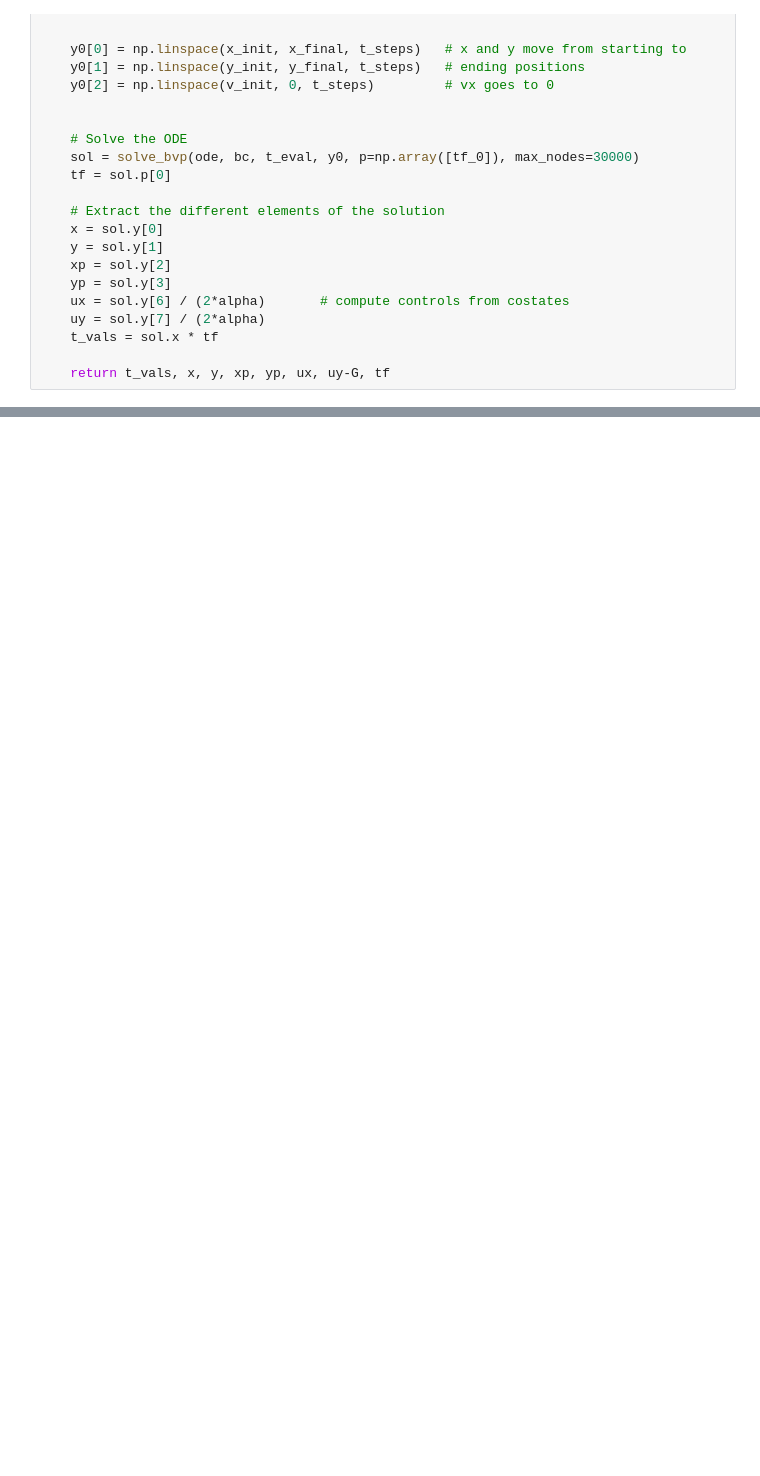
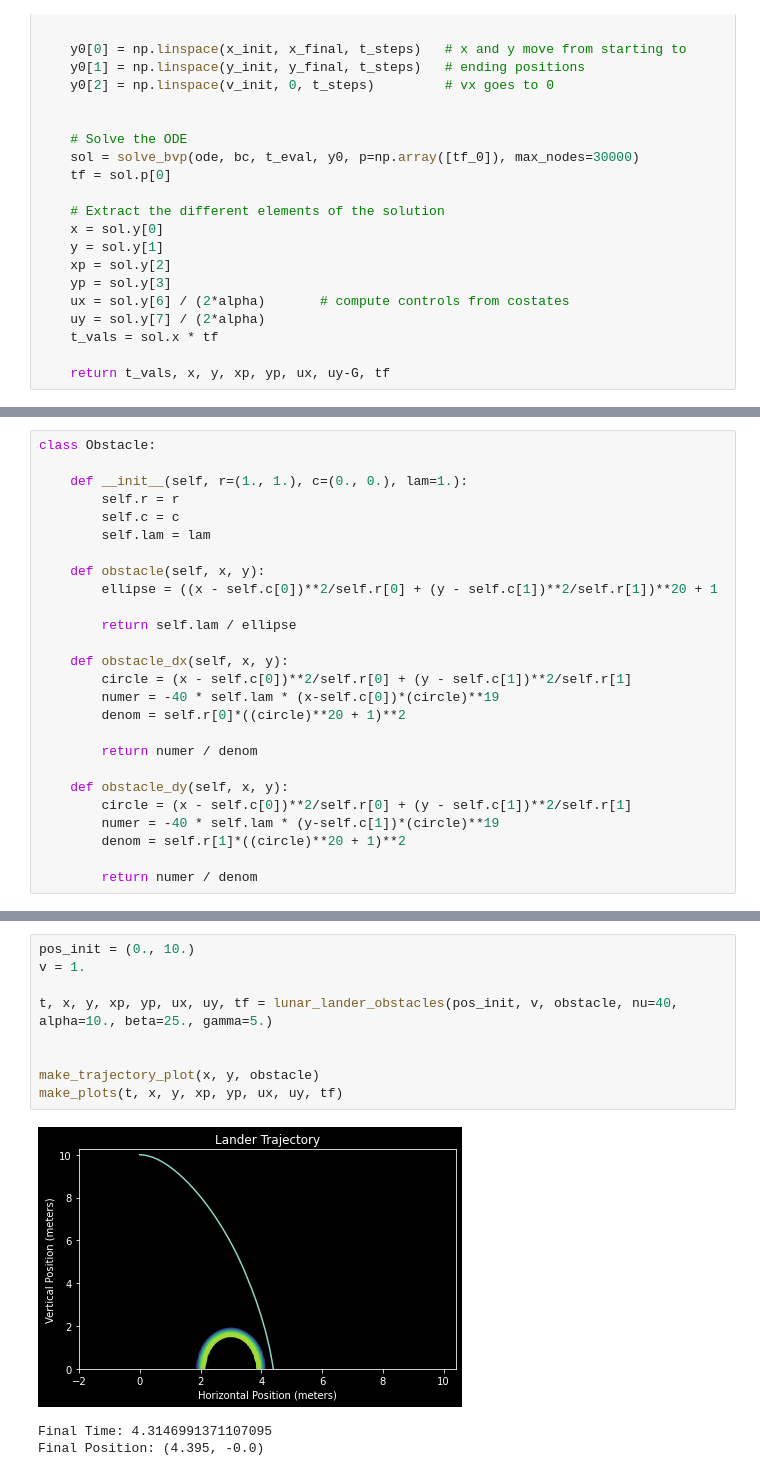
Before and after one commit to jpatrickb/moonlander_optimal_control, a Jupyter notebook: landing_zones.ipynb, the cells around one changed output, grey strips where cells are left out. Drawn from its saved outputs; the diff is of its cells as text; blank space fills up the shorter version.

```diff
--- a/landing_zones.ipynb
+++ b/landing_zones.ipynb
@@ -121,0 +120,26 @@ Final Position: (5.0, -0.0)
+# %%
+class Obstacle:
+
+    def __init__(self, r=(1., 1.), c=(0., 0.), lam=1.):
+        self.r = r
+        self.c = c
+        self.lam = lam
+
+    def obstacle(self, x, y):
+        ellipse = ((x - self.c[0])**2/self.r[0] + (y - self.c[1])**2/self.r[1])**20 + 1
+
+        return self.lam / ellipse
+
+    def obstacle_dx(self, x, y):
+        circle = (x - self.c[0])**2/self.r[0] + (y - self.c[1])**2/self.r[1]
+        numer = -40 * self.lam * (x-self.c[0])*(circle)**19
+        denom = self.r[0]*((circle)**20 + 1)**2
+
+        return numer / denom
+
+    def obstacle_dy(self, x, y):
+        circle = (x - self.c[0])**2/self.r[0] + (y - self.c[1])**2/self.r[1]
+        numer = -40 * self.lam * (y-self.c[1])*(circle)**19
+        denom = self.r[1]*((circle)**20 + 1)**2
+
+        return numer / denom
@@ -121,0 +254,13 @@ Final Position: (5.0, -0.0)
+# %%
+pos_init = (0., 10.)
+v = 1.
+
+t, x, y, xp, yp, ux, uy, tf = lunar_lander_obstacles(pos_init, v, obstacle, nu=40, alpha=10., beta=25., gamma=5.)
+
+
+make_trajectory_plot(x, y, obstacle)
+make_plots(t, x, y, xp, yp, ux, uy, tf)
+# %% [output]
+[figure, added]
+Final Time: 4.3146991371107095
+Final Position: (4.395, -0.0)
```
Also changed, not shown: parts of 6 cells of this notebook, 1 other file.
